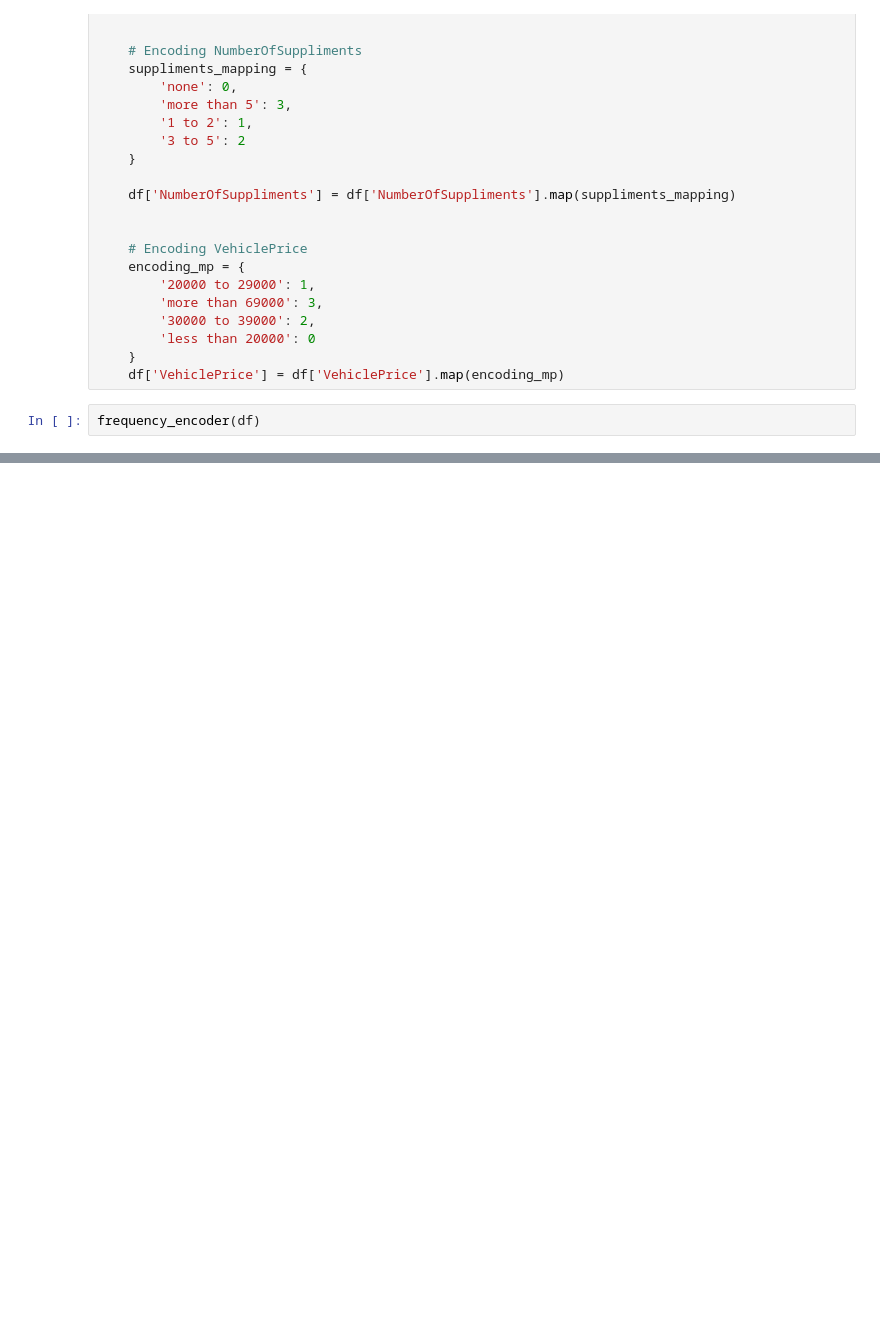
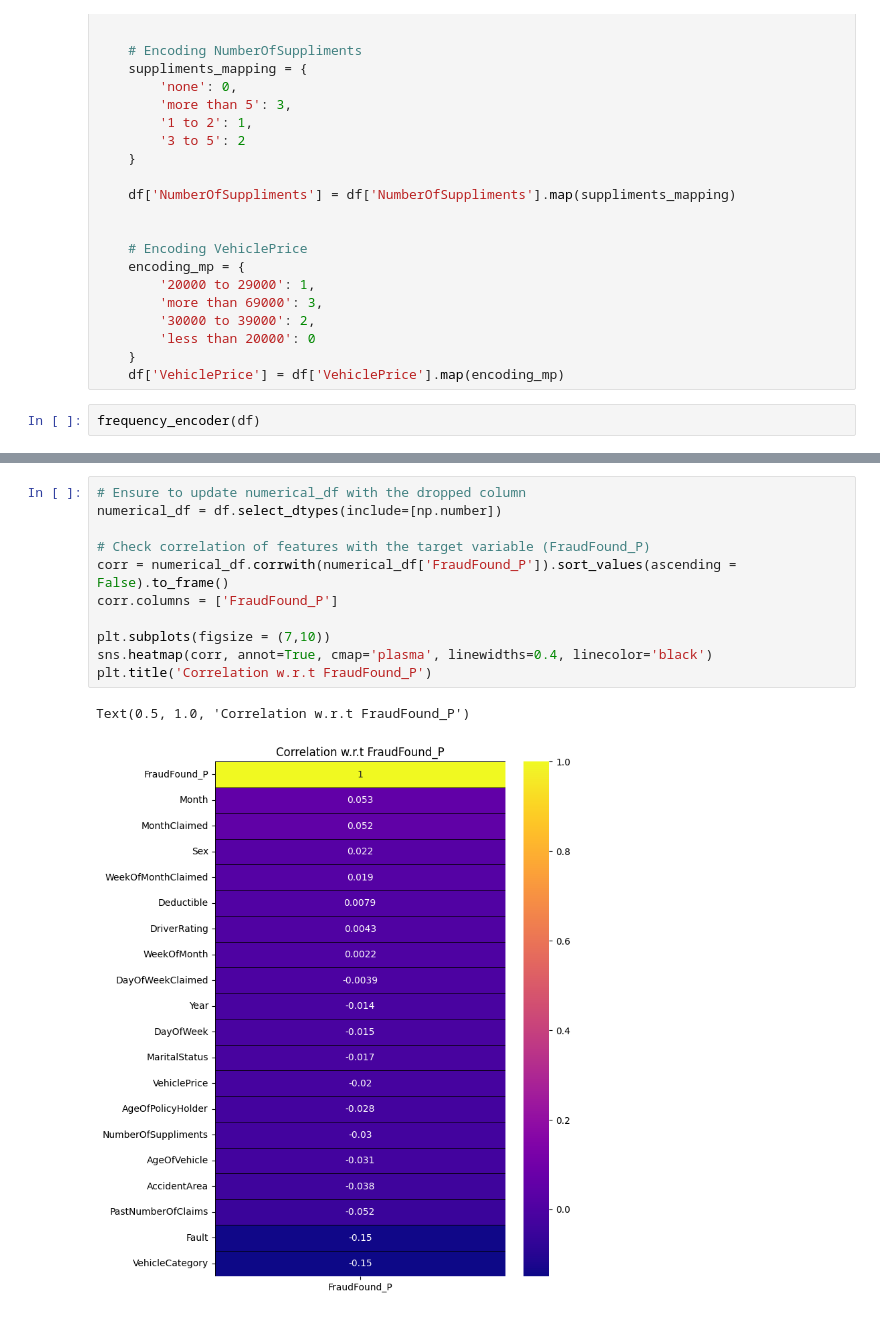
Before and after one commit to stekunda/vehicle-fraud-detection, a Jupyter notebook: data_cleaning.ipynb, the cells around one changed output, grey strips where cells are left out. Cells and saved outputs as stored; diff of their text form; blank space fills up the shorter version.

```diff
--- a/data_cleaning.ipynb
+++ b/data_cleaning.ipynb
@@ -255,0 +348,14 @@ frequency_encoder(df)
+# %%
+# Ensure to update numerical_df with the dropped column
+numerical_df = df.select_dtypes(include=[np.number])
+
+# Check correlation of features with the target variable (FraudFound_P)
+corr = numerical_df.corrwith(numerical_df['FraudFound_P']).sort_values(ascending = False).to_frame()
+corr.columns = ['FraudFound_P']
+
+plt.subplots(figsize = (7,10))
+sns.heatmap(corr, annot=True, cmap='plasma', linewidths=0.4, linecolor='black')
+plt.title('Correlation w.r.t FraudFound_P')
+# %% [output]
+Text(0.5, 1.0, 'Correlation w.r.t FraudFound_P')
+[figure, added]
```
Also changed, not shown: parts of 14 cells of this notebook.
